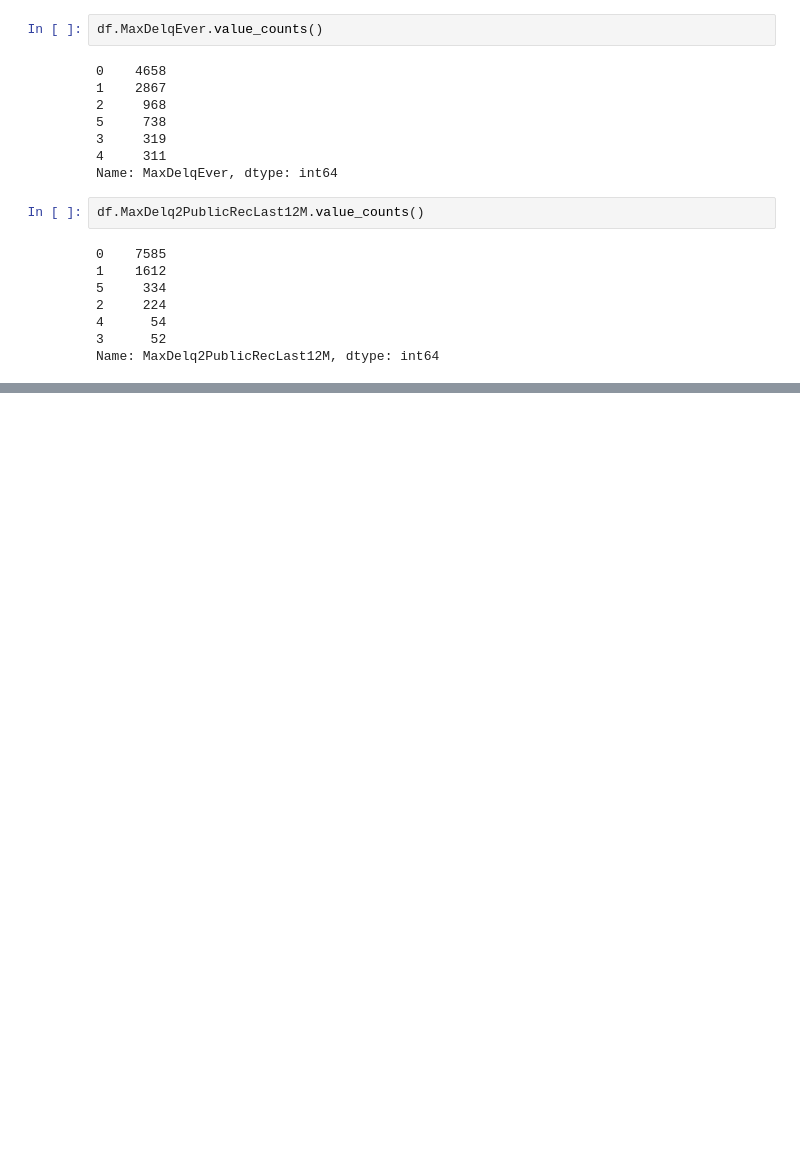
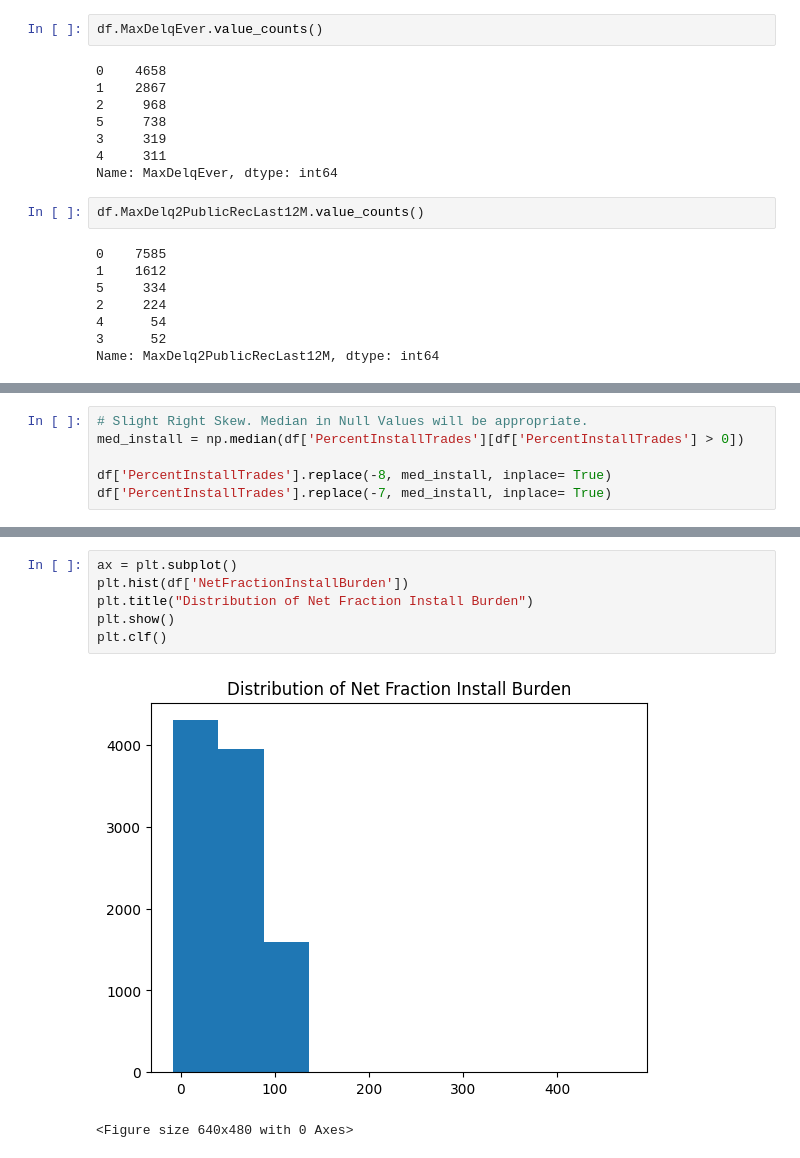
Before and after one commit to Git-With-Chris/RiskPredict, a Jupyter notebook: Resources/minimal_dataset_notebook.ipynb, the cells around one changed output, grey strips where cells are left out. Drawn from its saved outputs; the diff is of its cells as text; blank space fills up the shorter version.

Commit message:
Going through the -8 and -7 values and replacing via mode/median

```diff
--- a/Resources/minimal_dataset_notebook.ipynb
+++ b/Resources/minimal_dataset_notebook.ipynb
@@ -274,0 +283,6 @@ Name: MaxDelq2PublicRecLast12M, dtype: int64
+# %%
+# Slight Right Skew. Median in Null Values will be appropriate.
+med_install = np.median(df['PercentInstallTrades'][df['PercentInstallTrades'] > 0])
+
+df['PercentInstallTrades'].replace(-8, med_install, inplace= True)
+df['PercentInstallTrades'].replace(-7, med_install, inplace= True)
@@ -274,0 +298,9 @@ Name: MaxDelq2PublicRecLast12M, dtype: int64
+# %%
+ax = plt.subplot()
+plt.hist(df['NetFractionInstallBurden'])
+plt.title("Distribution of Net Fraction Install Burden")
+plt.show()
+plt.clf()
+# %% [output]
+[figure, added]
+<Figure size 640x480 with 0 Axes>
```
Also changed, not shown: parts of 12 cells of this notebook.
